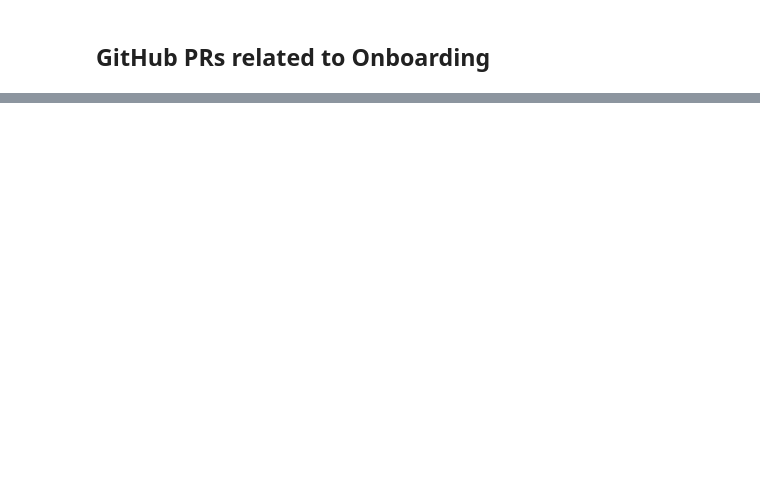
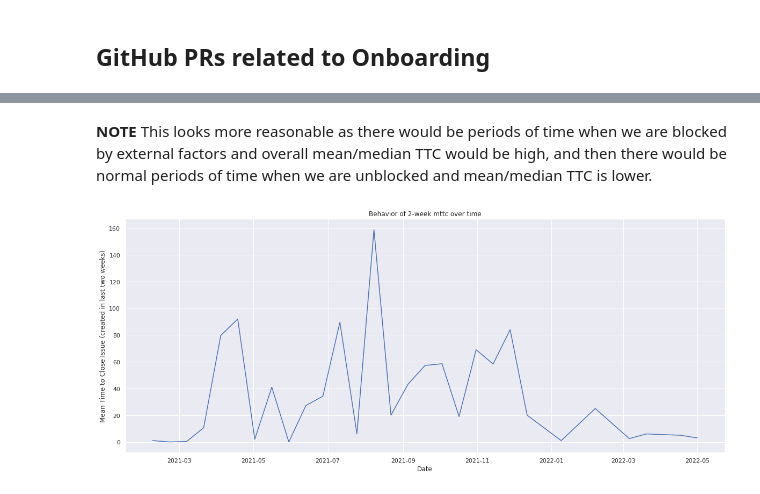
Before and after one commit to chauhankaranraj/metrics, a Jupyter notebook: onboarding.ipynb, the cells around one changed output, grey strips where cells are left out. Saved outputs shown, nothing was run; the diff lists cells and outputs as text; code cells hidden in the pictures; blank space fills up the shorter version.

```diff
--- a/onboarding.ipynb
+++ b/onboarding.ipynb
@@ -285,17 +424,5 @@ plt.show()
 # %%
-# what if we only consider the MTTR in the last sprint (~14 days)
-# mttr_sprintwise = onboard_issues_df.sort_values(by='created_at')['time_to_close'].dt.total_seconds().expanding().mean()
-ttr = onboard_issues_df[["created_at", "time_to_close"]].set_index("created_at")
-
-# get timedelta as seconds and then days
-ttr["time_to_close"] = ttr["time_to_close"].dt.total_seconds()
-ttr /= (24 * 3600)
-
-ttr.resample("2W").mean()
-
-# ttr.plot()
-
-
-# ttr = ttr / (3600
-# ttr.resample("W").mean().plot()
-# onboard_issues_df.head()#set_index("created_at").resample("W").mean()
+# resample to one sprint (~14 days)
+time_to_close_2week = onboard_issues_df[["created_at", "time_to_close_busdays"]].set_index("created_at")
+time_to_close_2week = time_to_close_2week.resample("2W").mean()
+time_to_close_2week.tail()
@@ -303,0 +437,12 @@ onboard_issues_df[(onboard_issues_df["created_at"] > "2022-04-17") & (onboard_is
+# %% [markdown]
+**NOTE** This looks more reasonable as there would be periods of time when we are blocked by external factors and overall mean/median TTC would be high, and then there would be normal periods of time when we are unblocked and mean/median TTC is lower.
+# %%
+# what does the mean time  to close till now look like, over time
+fig, ax = plt.subplots(figsize=(20, 8))
+sns.lineplot(time_to_close_2week['time_to_close_busdays'].index, time_to_close_2week['time_to_close_busdays'].values)
+plt.ylabel("Mean Time to Close Issue (created in last two weeks)")
+plt.xlabel("Date")
+plt.title("Behavior of 2-week mttc over time")
+plt.show()
+# %% [output]
+[figure, added]
```
Also changed, not shown: parts of 46 cells of this notebook.
